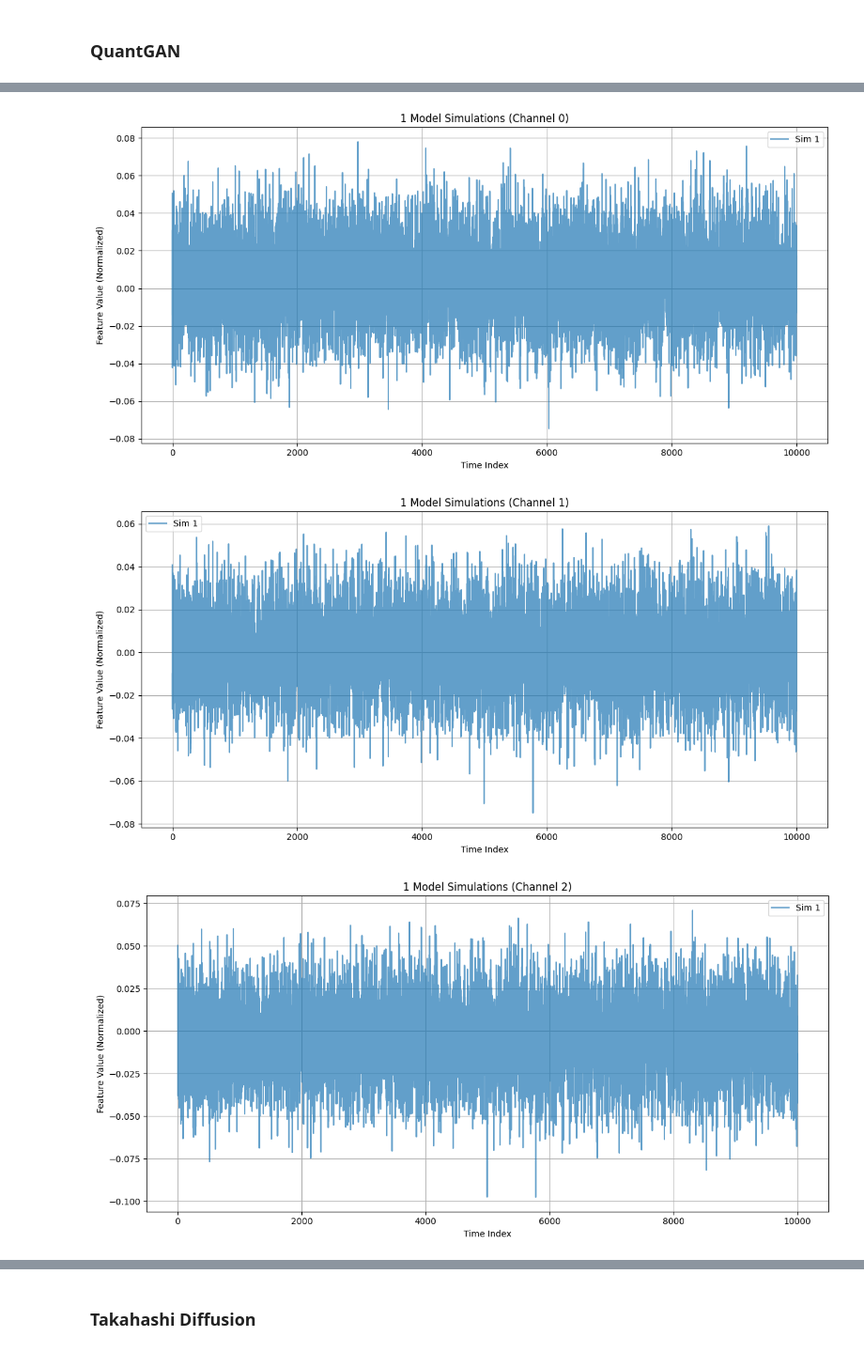
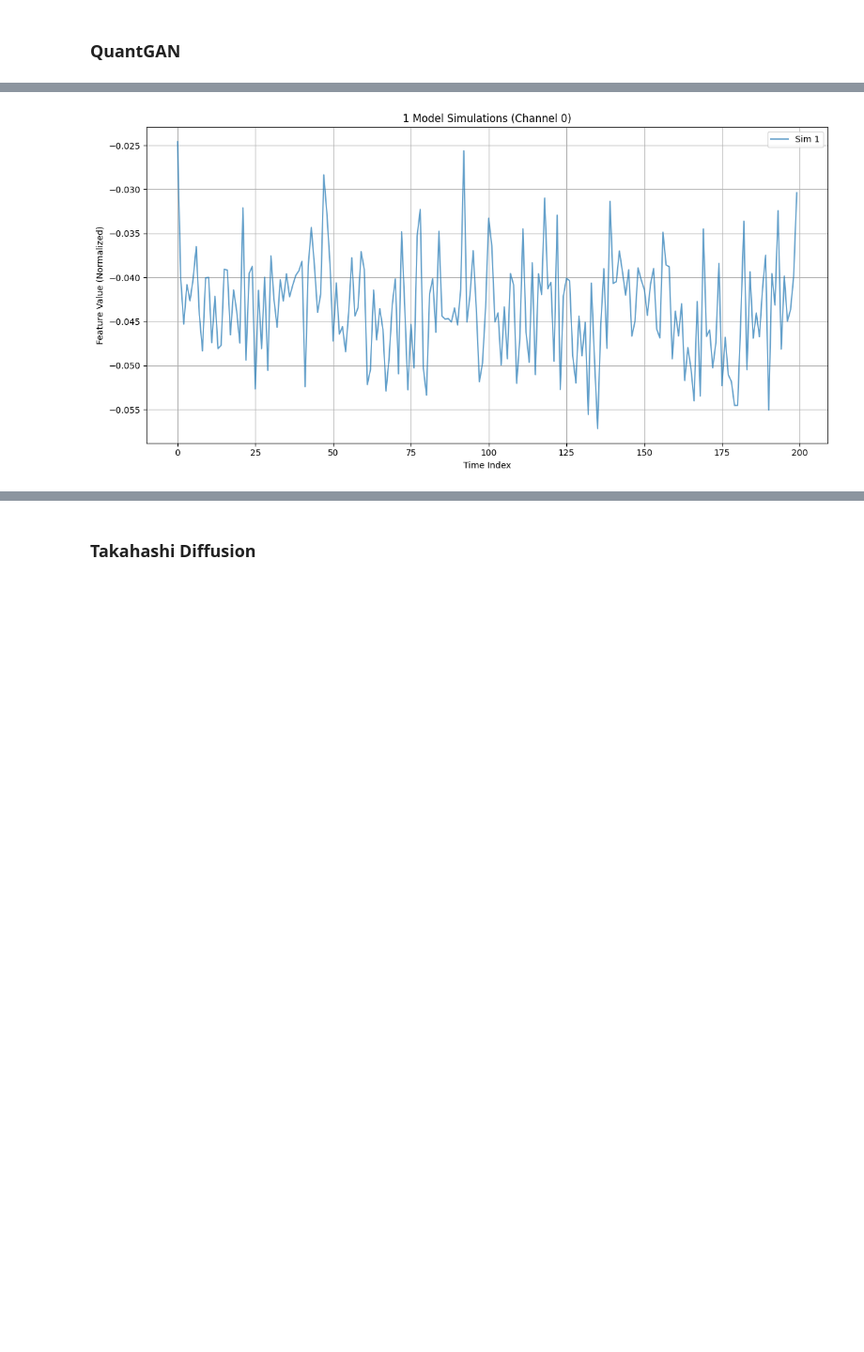
Before and after one commit to eddisonpham/StonkBench, a Jupyter notebook: notebooks/model_validation.ipynb, the cells around one changed output, grey strips where cells are left out. Shown at 94% size. Saved outputs shown, nothing was run; the diff lists cells and outputs as text; code cells hidden in the pictures; blank space fills up the shorter version.

```diff
--- a/notebooks/model_validation.ipynb
+++ b/notebooks/model_validation.ipynb
@@ -512,0 +430,25 @@ plot_model_simulations_mean_dt(model=time_gan, num_simulations=1, sequence_lengt
+# %%
+print("\n" + "=" * 50)
+print("Training TimeVAE")
+print("=" * 50)
+
+# TimeVAE will infer length from data if not provided
+# For univariate time series, num_channels=1
+time_vae = TimeVAE(
+    length=None,  # Will be inferred from data
+    num_channels=1,  # Univariate time series
+    latent_dim=10,
+    hidden_layer_sizes=[100, 200, 400],
+    trend_poly=0,
+    custom_seas=None,
+    use_residual_conn=True,
+    reconstruction_wt=3.0,
+    lr=1e-5,
+    seed=42
+)
+
+print(f"TimeVAE model initialized")
+
+print("Training TimeVAE model...")
+time_vae.fit(train_loader_np, num_epochs=20)
+print("TimeVAE training complete.")
@@ -513,19 +477,12 @@ plot_model_simulations_mean_dt(model=time_gan, num_simulations=1, sequence_lengt
 # %% [markdown]
 ### QuantGAN
 # %%
-seq_length = train_data_np.shape[1]
-num_channels = train_data_np.shape[2]
 
 print("\n" + "=" * 50)
 print("Training QuantGAN")
 print("=" * 50)
 
-quant_gan = QuantGAN(
-    length=seq_length,
-    num_channels=num_channels,
-)
-
-print(f"QuantGAN model initialized on device: {quant_gan.device}")
+quant_gan = QuantGAN()
 
 print("Training QuantGAN model...")
 quant_gan.fit(train_loader_np, num_epochs=10)
@@ -549,7 +498,5 @@ QuantGAN epoch 10/10
 QuantGAN training complete.
 # %%
-plot_model_simulations_mean_dt(model=quant_gan, num_simulations=1, sequence_length=10000)
+plot_model_simulations_mean_dt(model=quant_gan, num_simulations=1, sequence_length=seq_length)
 # %% [output]
-[figure, old version]
+[figure, new version]
-[figure, removed]
-[figure, removed]
```
Also changed, not shown: parts of 21 cells of this notebook, 28 other files.
